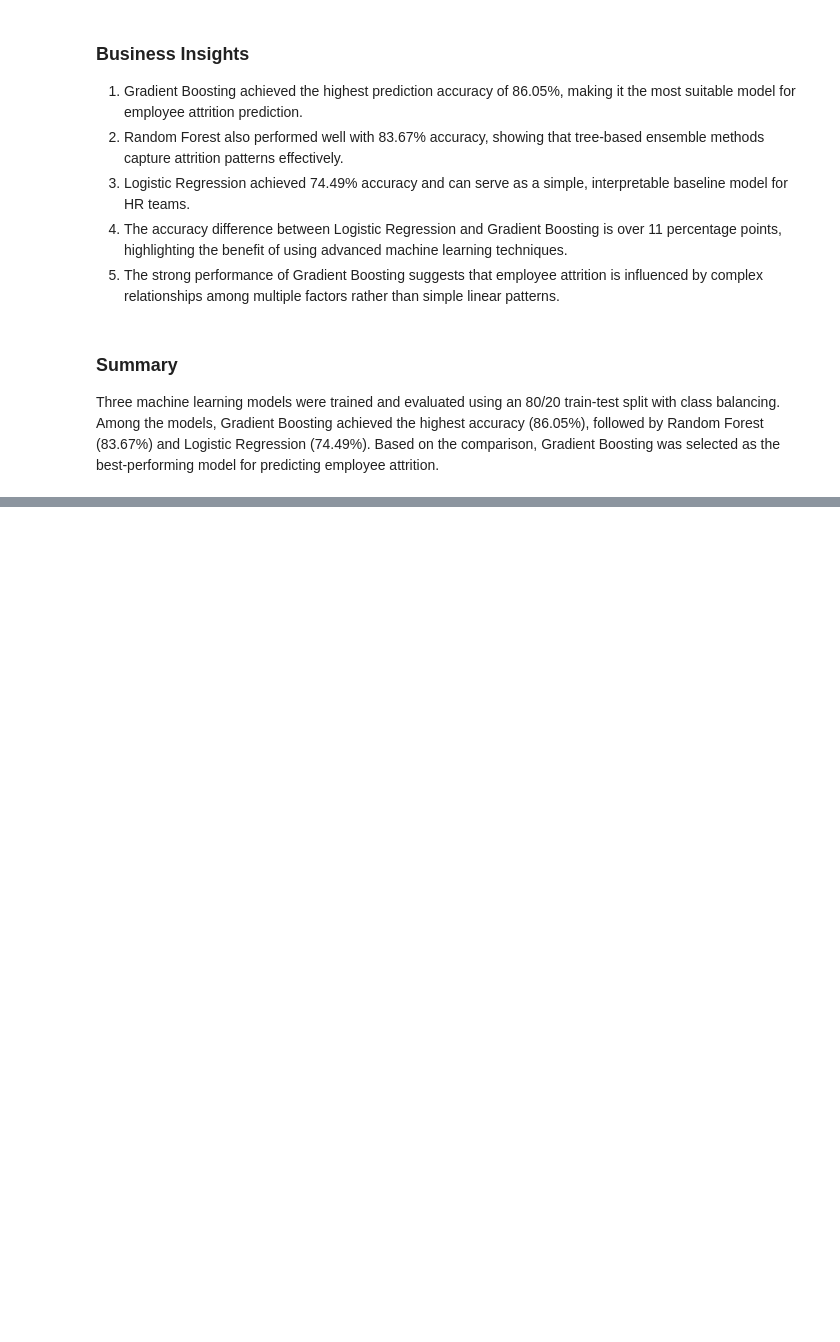
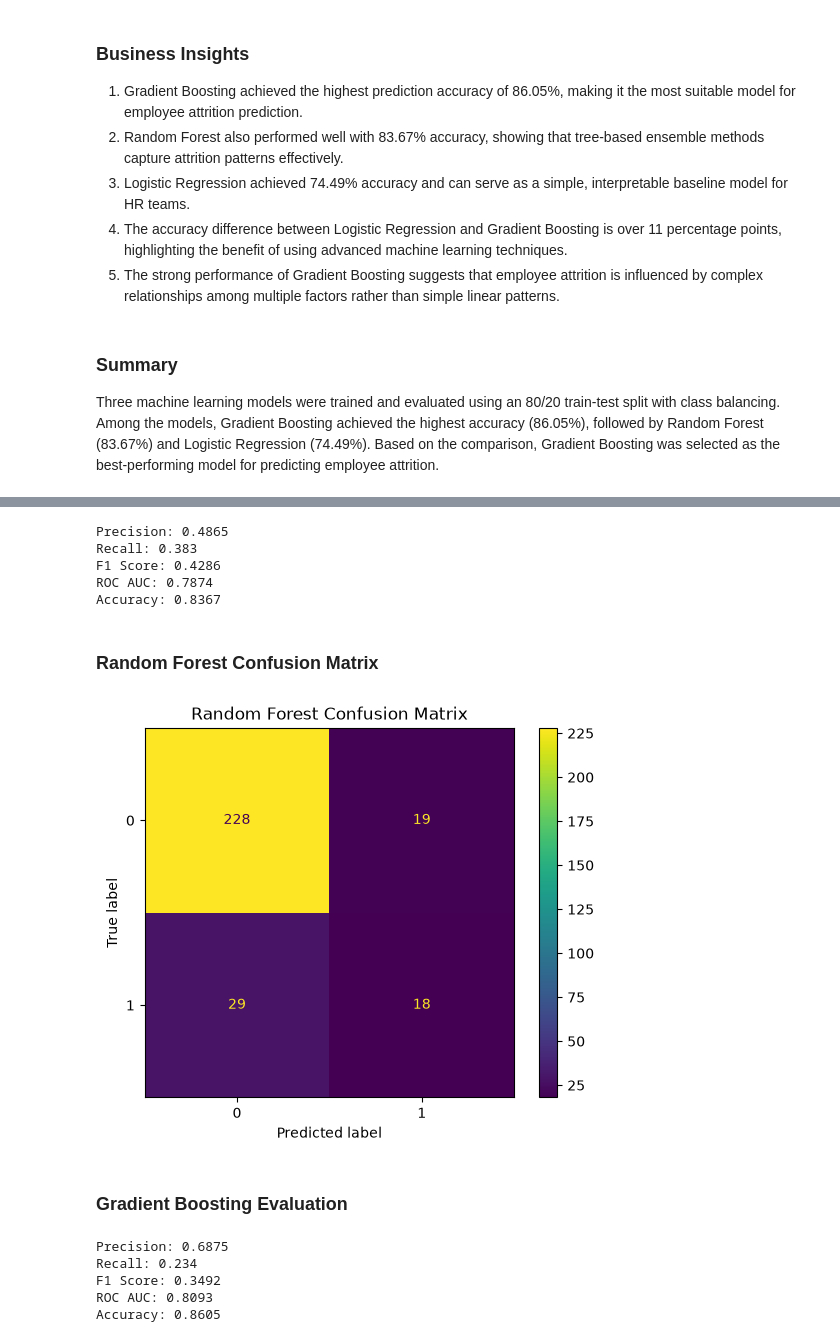
Before and after one commit to karun-16/EmployeeAttrition_Karunya, a Jupyter notebook: analysis.ipynb, the cells around one changed output, grey strips where cells are left out. Drawn from its saved outputs; the diff is of its cells as text; code cells hidden in the pictures; blank space fills up the shorter version.

```diff
--- a/analysis.ipynb
+++ b/analysis.ipynb
@@ -861,0 +929,68 @@ Three machine learning models were trained and evaluated using an 80/20 train-te
+# %%
+rf_precision = precision_score(y_test, rf_pred)
+rf_recall = recall_score(y_test, rf_pred)
+rf_f1 = f1_score(y_test, rf_pred)
+
+rf_accuracy = accuracy_score(y_test, rf_pred)
+
+rf_auc = roc_auc_score(
+    y_test,
+    rf_model.predict_proba(X_test)[:, 1]
+)
+
+print("Precision:", round(rf_precision, 4))
+print("Recall:", round(rf_recall, 4))
+print("F1 Score:", round(rf_f1, 4))
+print("ROC AUC:", round(rf_auc, 4))
+print("Accuracy:", round(rf_accuracy, 4))
+# %% [output]
+Precision: 0.4865
+Recall: 0.383
+F1 Score: 0.4286
+ROC AUC: 0.7874
+Accuracy: 0.8367
+# %% [markdown]
+### Random Forest Confusion Matrix
+# %%
+cm = confusion_matrix(y_test, rf_pred)
+
+disp = ConfusionMatrixDisplay(
+    confusion_matrix=cm
+)
+
+disp.plot()
+
+plt.title("Random Forest Confusion Matrix")
+
+plt.savefig(
+    "charts/random_forest_confusion_matrix.png",
+    bbox_inches="tight"
+)
+
+plt.show()
+# %% [output]
+[figure, added]
+# %% [markdown]
+### Gradient Boosting Evaluation
+# %%
+gb_precision = precision_score(y_test, gb_pred)
+gb_recall = recall_score(y_test, gb_pred)
+gb_f1 = f1_score(y_test, gb_pred)
+gb_accuracy = accuracy_score(y_test, gb_pred)
+
+gb_auc = roc_auc_score(
+    y_test,
+    gb_model.predict_proba(X_test)[:, 1]
+)
+
+print("Precision:", round(gb_precision, 4))
+print("Recall:", round(gb_recall, 4))
+print("F1 Score:", round(gb_f1, 4))
+print("ROC AUC:", round(gb_auc, 4))
+print("Accuracy:", round(gb_accuracy, 4))
+# %% [output]
+Precision: 0.6875
+Recall: 0.234
+F1 Score: 0.3492
+ROC AUC: 0.8093
+Accuracy: 0.8605
```
Also changed, not shown: parts of 27 cells of this notebook, 5 other files.
